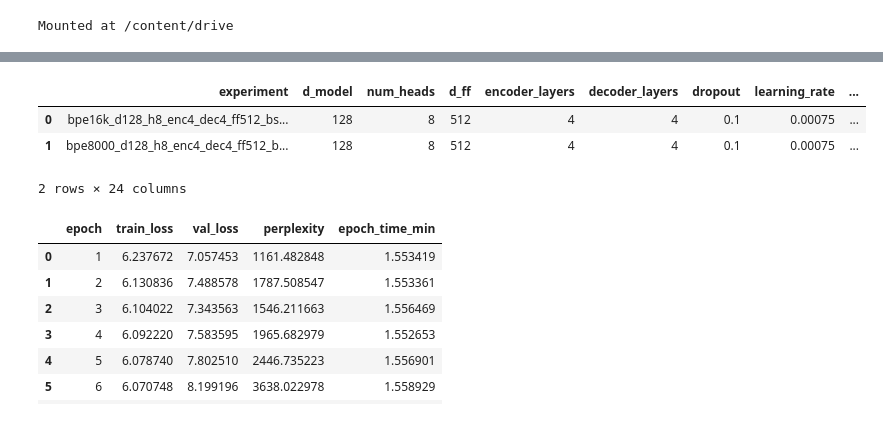
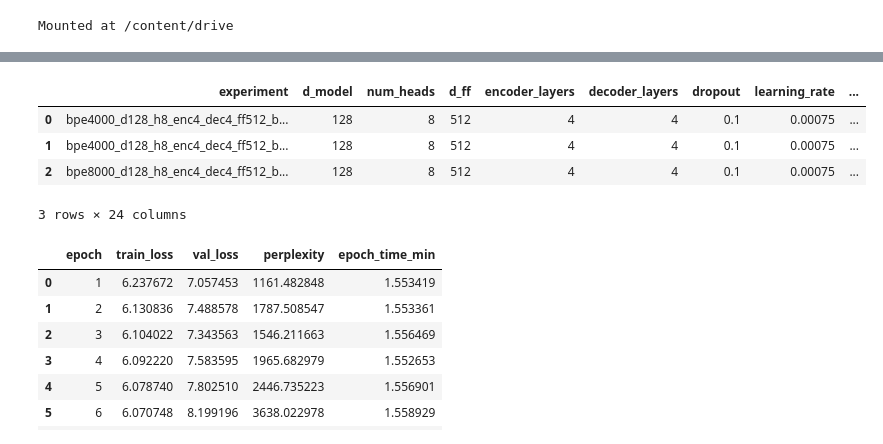
Before and after one commit to hackrudra1234/transformer-translation, a Jupyter notebook: notebook/train_collab.ipynb, the cells around one changed output, grey strips where cells are left out. Drawn from its saved outputs; the diff is of its cells as text; code cells hidden in the pictures.

```diff
--- a/notebook/train_collab.ipynb
+++ b/notebook/train_collab.ipynb
@@ -54,20 +54,21 @@ Epoch-time plot:
 # %%
 import pandas as pd
 
 results_path = (
     "/content/drive/MyDrive/"
     "transformer-translation/experiments/"
-    "results_v6.csv"
+    "results_v7.csv"
 )
 
 results = pd.read_csv(results_path)
 
 results
 # %% [output]
 |  | experiment | d_model | num_heads | d_ff | encoder_layers | decoder_layers | dropout | learning_rate | ... |
-| 0 | bpe16k_d128_h8_enc4_dec4_ff512_bs... | 128 | 8 | 512 | 4 | 4 | 0.1 | 0.00075 | ... |
-| 1 | bpe8000_d128_h8_enc4_dec4_ff512_b... | 128 | 8 | 512 | 4 | 4 | 0.1 | 0.00075 | ... |
+| 0 | bpe4000_d128_h8_enc4_dec4_ff512_b... | 128 | 8 | 512 | 4 | 4 | 0.1 | 0.00075 | ... |
+| 1 | bpe4000_d128_h8_enc4_dec4_ff512_b... | 128 | 8 | 512 | 4 | 4 | 0.1 | 0.00075 | ... |
+| 2 | bpe8000_d128_h8_enc4_dec4_ff512_b... | 128 | 8 | 512 | 4 | 4 | 0.1 | 0.00075 | ... |
-2 rows × 24 columns
+3 rows × 24 columns
 # %%
 import pandas as pd
 
```
Also changed, not shown: parts of 21 cells of this notebook, 1 other file.
